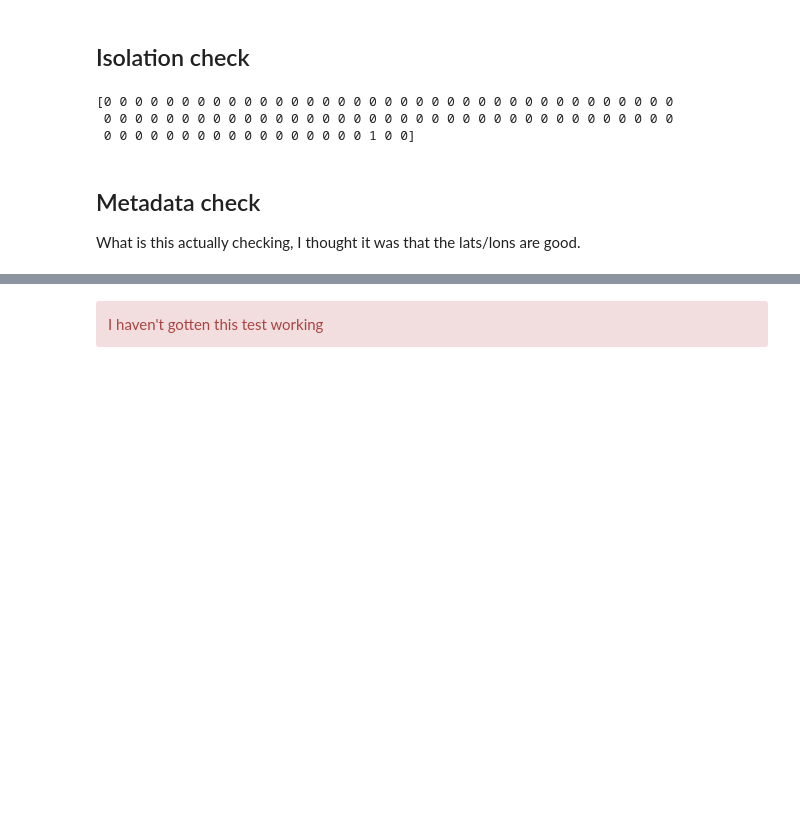
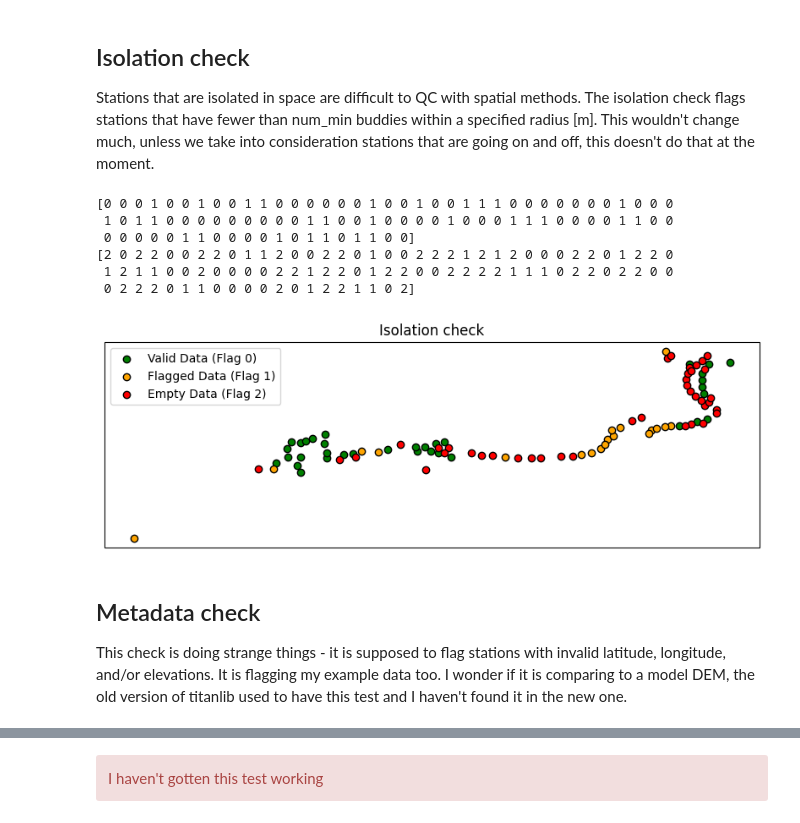
Before and after one commit to tarenmcleod/sp, a Jupyter notebook: titanlib_nebelhorn.ipynb, the cells around one changed output, grey strips where cells are left out. Cells and saved outputs as stored; diff of their text form; code cells hidden in the pictures; blank space fills up the shorter version.

```diff
--- a/titanlib_nebelhorn.ipynb
+++ b/titanlib_nebelhorn.ipynb
@@ -282,20 +362,66 @@ print(flags)
 # %% [markdown]
 ## Isolation check
+Stations that are isolated in space are difficult to QC with spatial methods. The isolation check flags stations that have fewer than num_min buddies within a specified radius [m]. This wouldn't change much, unless we take into consideration stations that are going on and off, this doesn't do that at the moment.
 # %%
-radius = 1500 # m
+radius = 500
 nb_neigh = 10
+vertical_radius = 100
 
+flags = titanlib.isolation_check(points,
+                                 nb_neigh, #required number of observations
+                                 radius, # search radius (m)
+                                 vertical_radius) # veritcal search radius (m)
+print(flags)
+flags[np.isnan(temperature)] = 2
+print(flags)
 
-flags = titanlib.isolation_check(points, nb_neigh, radius)
-print(flags)
+# Extract indices based on flag values
+valid_indices = np.where(flags == 0)[0]  # Green: Valid data
+flagged_indices = np.where(flags == 1)[0]  # Orange: Flagged data
+empty_indices = np.where(flags == 2)[0]  # Red: Empty data
+
+# Create a map
+fig, ax = plt.subplots(figsize=(10, 6), subplot_kw={"projection": ccrs.PlateCarree()})
+
+# Add map features
+ax.add_feature(cfeature.BORDERS, linestyle=":")
+ax.add_feature(cfeature.COASTLINE)
+
+# Plot valid observations (green)
+ax.scatter(
+    longitude[valid_indices], latitude[valid_indices],
+    c="green", label="Valid Data (Flag 0)", edgecolors="black", transform=ccrs.PlateCarree()
+)
+
+# Plot flagged observations (orange)
+ax.scatter(
+    longitude[flagged_indices], latitude[flagged_indices],
+    c="orange", label="Flagged Data (Flag 1)", edgecolors="black", transform=ccrs.PlateCarree()
+)
+
+# Plot empty data (red)
+ax.scatter(
+    longitude[empty_indices], latitude[empty_indices],
+    c="red", label="Empty Data (Flag 2)", edgecolors="black", transform=ccrs.PlateCarree()
+)
+
+# Add title & legend
+ax.set_title("Isolation check")
+ax.legend()
+
+# Show the map
+plt.show()
 # %% [output]
-[0 0 0 0 0 0 0 0 0 0 0 0 0 0 0 0 0 0 0 0 0 0 0 0 0 0 0 0 0 0 0 0 0 0 0 0 0
- 0 0 0 0 0 0 0 0 0 0 0 0 0 0 0 0 0 0 0 0 0 0 0 0 0 0 0 0 0 0 0 0 0 0 0 0 0
- 0 0 0 0 0 0 0 0 0 0 0 0 0 0 0 0 0 1 0 0]
+[0 0 0 1 0 0 1 0 0 1 1 0 0 0 0 0 0 1 0 0 1 0 0 1 1 1 0 0 0 0 0 0 0 1 0 0 0
+ 1 0 1 1 0 0 0 0 0 0 0 0 0 1 1 0 0 1 0 0 0 0 1 0 0 0 1 1 1 0 0 0 0 1 1 0 0
+ 0 0 0 0 0 1 1 0 0 0 0 1 0 1 1 0 1 1 0 0]
+[2 0 2 2 0 0 2 2 0 1 1 2 0 0 2 2 0 1 0 0 2 2 2 1 2 1 2 0 0 0 2 2 0 1 2 2 0
+ 1 2 1 1 0 0 2 0 0 0 0 2 2 1 2 2 0 1 2 2 0 0 2 2 2 2 1 1 1 0 2 2 0 2 2 0 0
+ 0 2 2 2 0 1 1 0 0 0 0 2 0 1 2 2 1 1 0 2]
+[figure, added]
 # %% [markdown]
 ## Metadata check
-
-What is this actually checking, I thought it was that the lats/lons are good.
+This check is doing strange things - it is supposed to flag stations with invalid latitude, longitude, and/or elevations. It is flagging my example data too. I wonder if it is comparing to a model DEM, the old version of titanlib used to have this test and I haven't found it in the new one.
 # %%
 flags = titanlib.metadata_check(points, True, True, True, True)
 print(flags)
```
Also changed, not shown: parts of 31 cells of this notebook.
